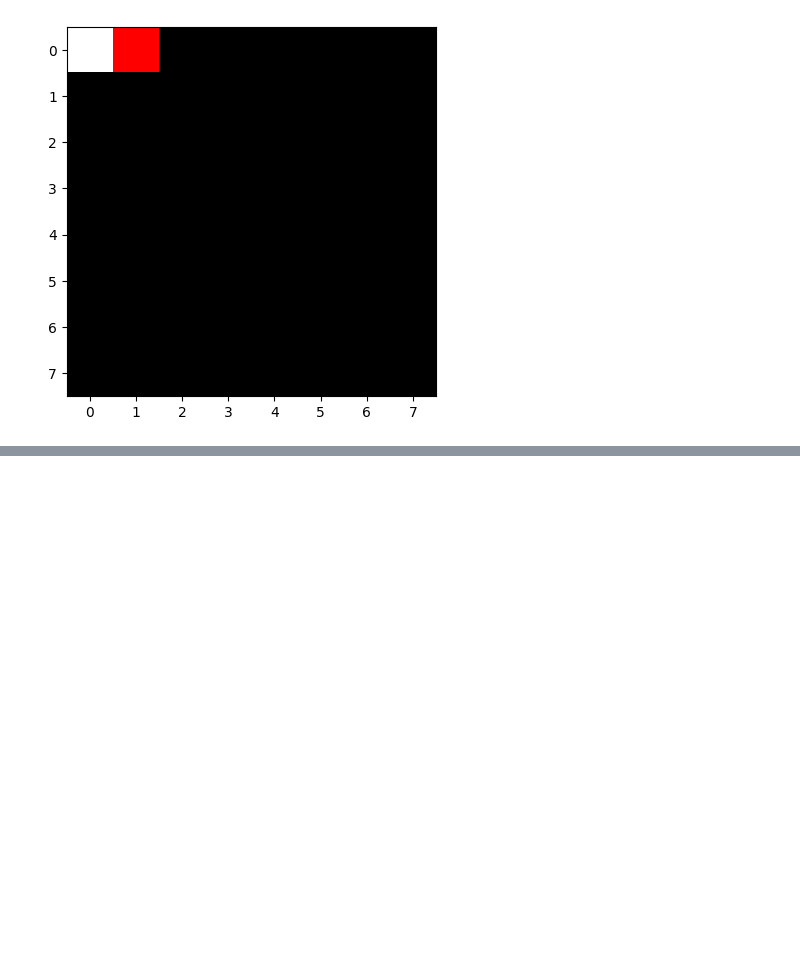
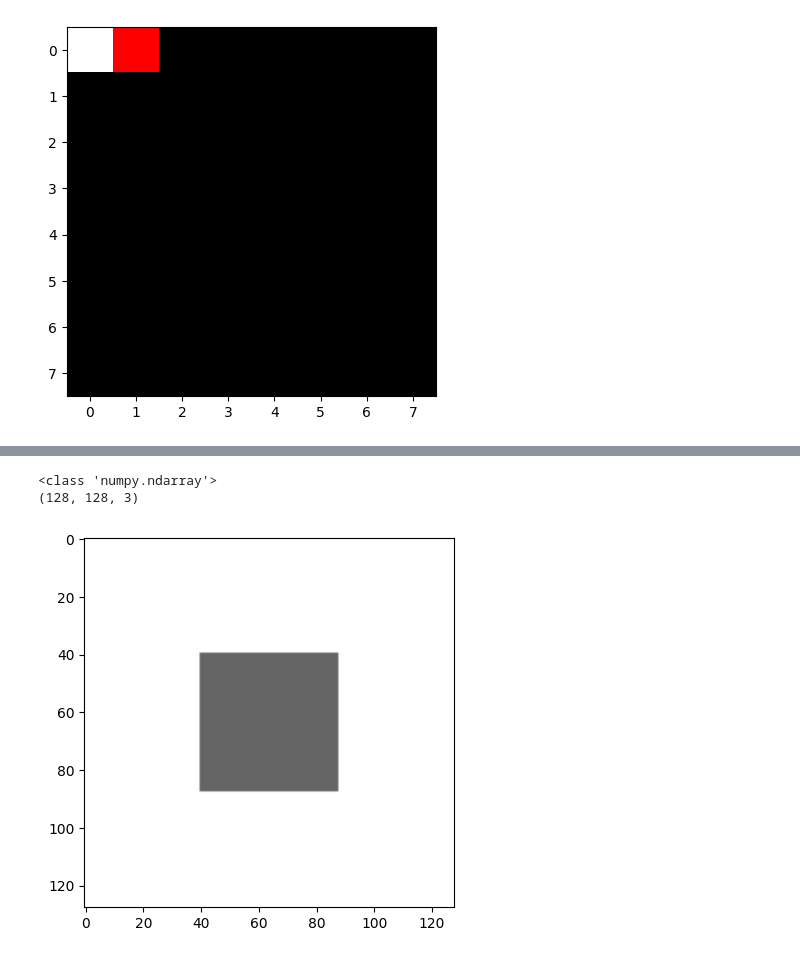
Before and after one commit to Vladimir-Kozomazov/Vladimir-Kozomazov.github.io, a Jupyter notebook: Софа_матмод.ipynb, the cells around one changed output, grey strips where cells are left out. Cells and saved outputs as stored; diff of their text form; code cells hidden in the pictures; blank space fills up the shorter version.

```diff
--- a/Софа_матмод.ipynb
+++ b/Софа_матмод.ipynb
@@ -2190,0 +2192,16 @@ Mounted at /content/drive
+# %%
+# Займёмся трансформацией изображения
+from scipy import ndimage
+import numpy as np
+
+sq = np.full((128, 128, 3), 255, dtype=np.uint8)
+sq[40:88, 40:88] = [100,100,100] # Выделиле область в пикселях и раскрасили в другой цвет
+print(type(sq))
+print(sq.shape)
+
+plt.imshow(sq)
+plt.show()
+# %% [output]
+<class 'numpy.ndarray'>
+(128, 128, 3)
+[figure, added]
```
Also changed, not shown: parts of 10 cells of this notebook.
